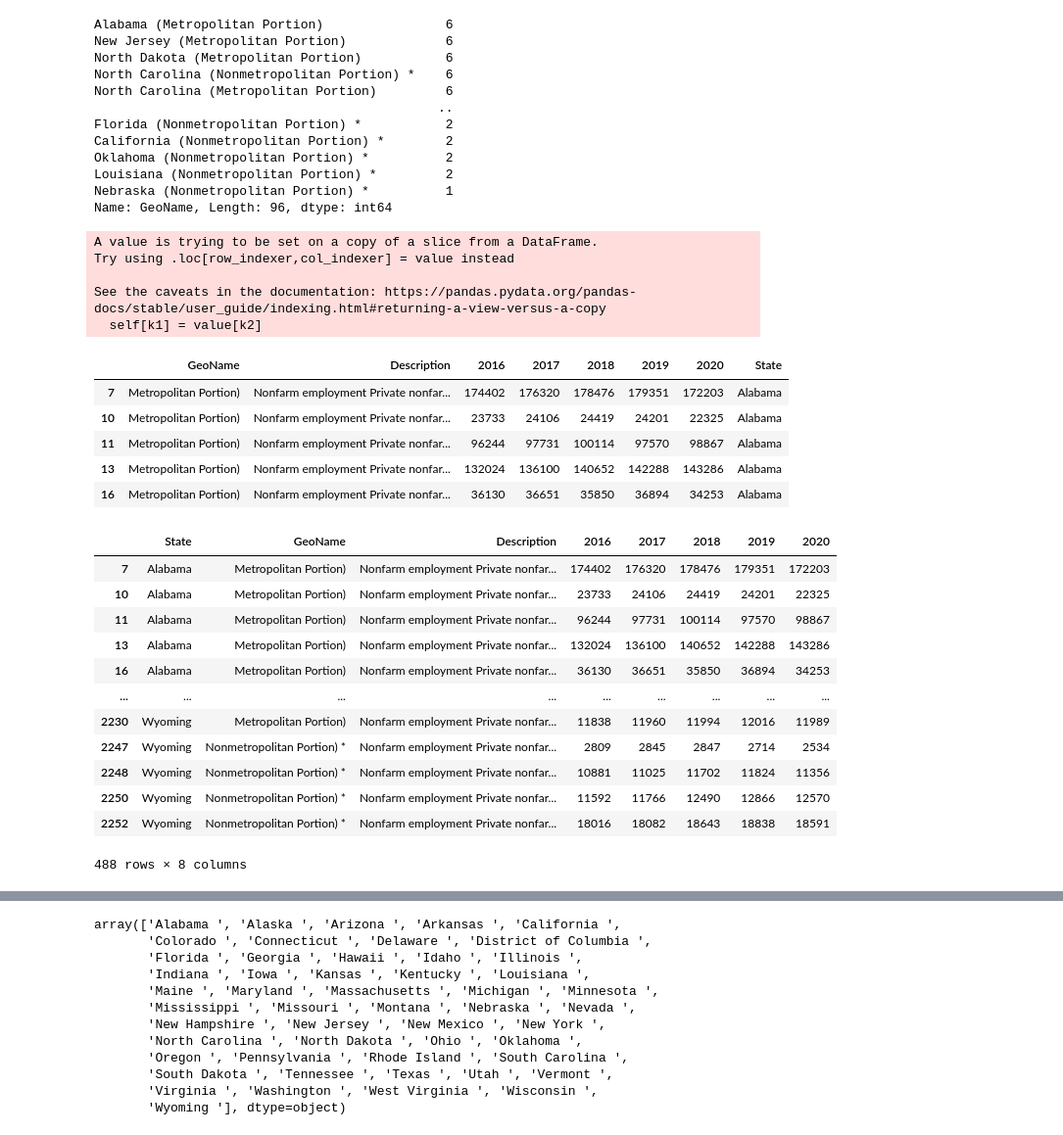
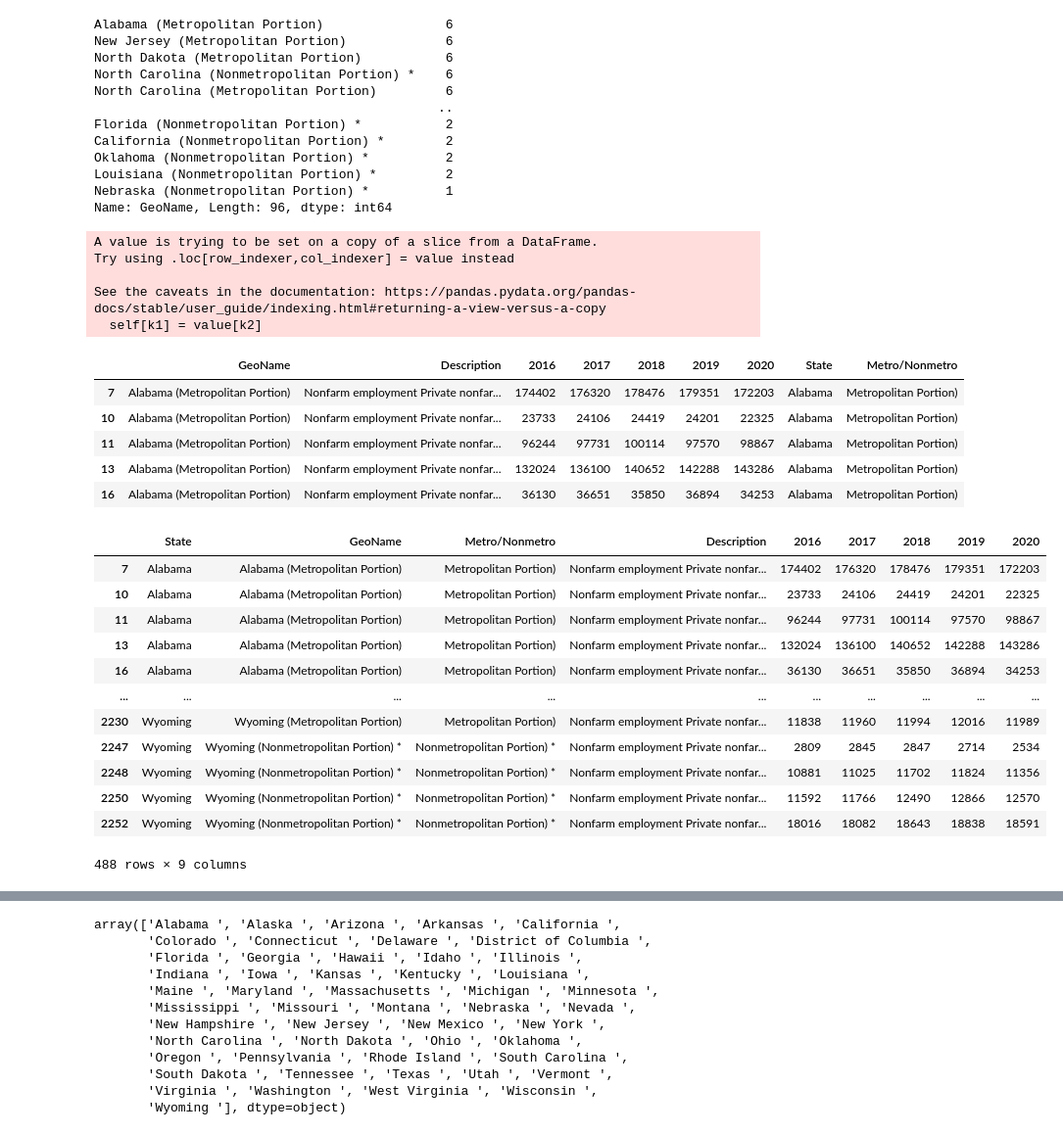
Before and after one commit to marcpalumbo/Great_Resignation_Analysis, a Jupyter notebook: Supervised ML Notebook Files/Geographic_Data_BEA_Supervised_ML_V3-Copy1.ipynb, the cells around one changed output, grey strips where cells are left out. Shown at 98% size. Drawn from its saved outputs; the diff is of its cells as text; code cells hidden in the pictures.

```diff
--- a/Supervised ML Notebook Files/Geographic_Data_BEA_Supervised_ML_V3-Copy1.ipynb
+++ b/Supervised ML Notebook Files/Geographic_Data_BEA_Supervised_ML_V3-Copy1.ipynb
@@ -285,8 +289,8 @@ Louisiana (Nonmetropolitan Portion) *         2
 Nebraska (Nonmetropolitan Portion) *          1
 Name: GeoName, Length: 96, dtype: int64
 # %%
-# Split GeoName.
-df2[['State', 'GeoName']] = df2['GeoName'].str.split('(', expand=True)
+# Split GeoName. Slight segue to create a data set for Tableau here.
+df2[['State', 'Metro/Nonmetro']] = df2['GeoName'].str.split('(', n=1, expand=True)
 
 df2.head()
 # %% [output]
@@ -295,29 +299,29 @@ Try using .loc[row_indexer,col_indexer] = value instead
 
 See the caveats in the documentation: https://pandas.pydata.org/pandas-docs/stable/user_guide/indexing.html#returning-a-view-versus-a-copy
   self[k1] = value[k2]
-|  | GeoName | Description | 2016 | 2017 | 2018 | 2019 | 2020 | State |
-| 7 | Metropolitan Portion) | Nonfarm employment Private nonfar... | 174402 | 176320 | 178476 | 179351 | 172203 | Alabama |
-| 10 | Metropolitan Portion) | Nonfarm employment Private nonfar... | 23733 | 24106 | 24419 | 24201 | 22325 | Alabama |
-| 11 | Metropolitan Portion) | Nonfarm employment Private nonfar... | 96244 | 97731 | 100114 | 97570 | 98867 | Alabama |
-| 13 | Metropolitan Portion) | Nonfarm employment Private nonfar... | 132024 | 136100 | 140652 | 142288 | 143286 | Alabama |
-| 16 | Metropolitan Portion) | Nonfarm employment Private nonfar... | 36130 | 36651 | 35850 | 36894 | 34253 | Alabama |
+|  | GeoName | Description | 2016 | 2017 | 2018 | 2019 | 2020 | State | Metro/Nonmetro |
+| 7 | Alabama (Metropolitan Portion) | Nonfarm employment Private nonfar... | 174402 | 176320 | 178476 | 179351 | 172203 | Alabama | Metropolitan Portion) |
+| 10 | Alabama (Metropolitan Portion) | Nonfarm employment Private nonfar... | 23733 | 24106 | 24419 | 24201 | 22325 | Alabama | Metropolitan Portion) |
+| 11 | Alabama (Metropolitan Portion) | Nonfarm employment Private nonfar... | 96244 | 97731 | 100114 | 97570 | 98867 | Alabama | Metropolitan Portion) |
+| 13 | Alabama (Metropolitan Portion) | Nonfarm employment Private nonfar... | 132024 | 136100 | 140652 | 142288 | 143286 | Alabama | Metropolitan Portion) |
+| 16 | Alabama (Metropolitan Portion) | Nonfarm employment Private nonfar... | 36130 | 36651 | 35850 | 36894 | 34253 | Alabama | Metropolitan Portion) |
 # %%
 # Reorder of columns in DataFrame.
-df3 = df2[['State', 'GeoName', 'Description', '2016', '2017', '2018', '2019', '2020']]
+df3 = df2[['State', 'GeoName', 'Metro/Nonmetro','Description', '2016', '2017', '2018', '2019', '2020']]
 df3
 # %% [output]
-|  | State | GeoName | Description | 2016 | 2017 | 2018 | 2019 | 2020 |
-| 7 | Alabama | Metropolitan Portion) | Nonfarm employment Private nonfar... | 174402 | 176320 | 178476 | 179351 | 172203 |
-| 10 | Alabama | Metropolitan Portion) | Nonfarm employment Private nonfar... | 23733 | 24106 | 24419 | 24201 | 22325 |
-| 11 | Alabama | Metropolitan Portion) | Nonfarm employment Private nonfar... | 96244 | 97731 | 100114 | 97570 | 98867 |
-| 13 | Alabama | Metropolitan Portion) | Nonfarm employment Private nonfar... | 132024 | 136100 | 140652 | 142288 | 143286 |
-| 16 | Alabama | Metropolitan Portion) | Nonfarm employment Private nonfar... | 36130 | 36651 | 35850 | 36894 | 34253 |
-| ... | ... | ... | ... | ... | ... | ... | ... | ... |
-| 2230 | Wyoming | Metropolitan Portion) | Nonfarm employment Private nonfar... | 11838 | 11960 | 11994 | 12016 | 11989 |
-| 2247 | Wyoming | Nonmetropolitan Portion) * | Nonfarm employment Private nonfar... | 2809 | 2845 | 2847 | 2714 | 2534 |
-| 2248 | Wyoming | Nonmetropolitan Portion) * | Nonfarm employment Private nonfar... | 10881 | 11025 | 11702 | 11824 | 11356 |
-| 2250 | Wyoming | Nonmetropolitan Portion) * | Nonfarm employment Private nonfar... | 11592 | 11766 | 12490 | 12866 | 12570 |
-| 2252 | Wyoming | Nonmetropolitan Portion) * | Nonfarm employment Private nonfar... | 18016 | 18082 | 18643 | 18838 | 18591 |
+|  | State | GeoName | Metro/Nonmetro | Description | 2016 | 2017 | 2018 | 2019 | 2020 |
+| 7 | Alabama | Alabama (Metropolitan Portion) | Metropolitan Portion) | Nonfarm employment Private nonfar... | 174402 | 176320 | 178476 | 179351 | 172203 |
+| 10 | Alabama | Alabama (Metropolitan Portion) | Metropolitan Portion) | Nonfarm employment Private nonfar... | 23733 | 24106 | 24419 | 24201 | 22325 |
+| 11 | Alabama | Alabama (Metropolitan Portion) | Metropolitan Portion) | Nonfarm employment Private nonfar... | 96244 | 97731 | 100114 | 97570 | 98867 |
+| 13 | Alabama | Alabama (Metropolitan Portion) | Metropolitan Portion) | Nonfarm employment Private nonfar... | 132024 | 136100 | 140652 | 142288 | 143286 |
+| 16 | Alabama | Alabama (Metropolitan Portion) | Metropolitan Portion) | Nonfarm employment Private nonfar... | 36130 | 36651 | 35850 | 36894 | 34253 |
+| ... | ... | ... | ... | ... | ... | ... | ... | ... | ... |
+| 2230 | Wyoming | Wyoming (Metropolitan Portion) | Metropolitan Portion) | Nonfarm employment Private nonfar... | 11838 | 11960 | 11994 | 12016 | 11989 |
+| 2247 | Wyoming | Wyoming (Nonmetropolitan Portion) * | Nonmetropolitan Portion) * | Nonfarm employment Private nonfar... | 2809 | 2845 | 2847 | 2714 | 2534 |
+| 2248 | Wyoming | Wyoming (Nonmetropolitan Portion) * | Nonmetropolitan Portion) * | Nonfarm employment Private nonfar... | 10881 | 11025 | 11702 | 11824 | 11356 |
+| 2250 | Wyoming | Wyoming (Nonmetropolitan Portion) * | Nonmetropolitan Portion) * | Nonfarm employment Private nonfar... | 11592 | 11766 | 12490 | 12866 | 12570 |
+| 2252 | Wyoming | Wyoming (Nonmetropolitan Portion) * | Nonmetropolitan Portion) * | Nonfarm employment Private nonfar... | 18016 | 18082 | 18643 | 18838 | 18591 |
-488 rows × 8 columns
+488 rows × 9 columns
 # %%
 # Replace values with '0'(Metropolitan Portion) and '1'(Nonmetropolitan Portion).
```
Also changed, not shown: parts of 40 cells of this notebook, 2 other files.
